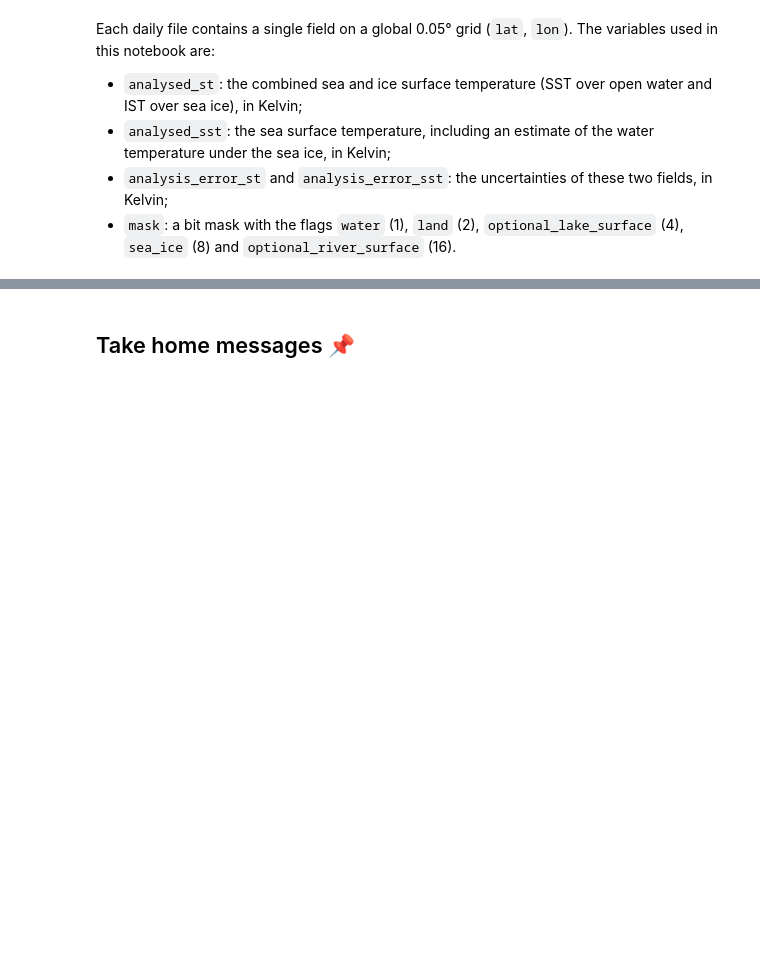
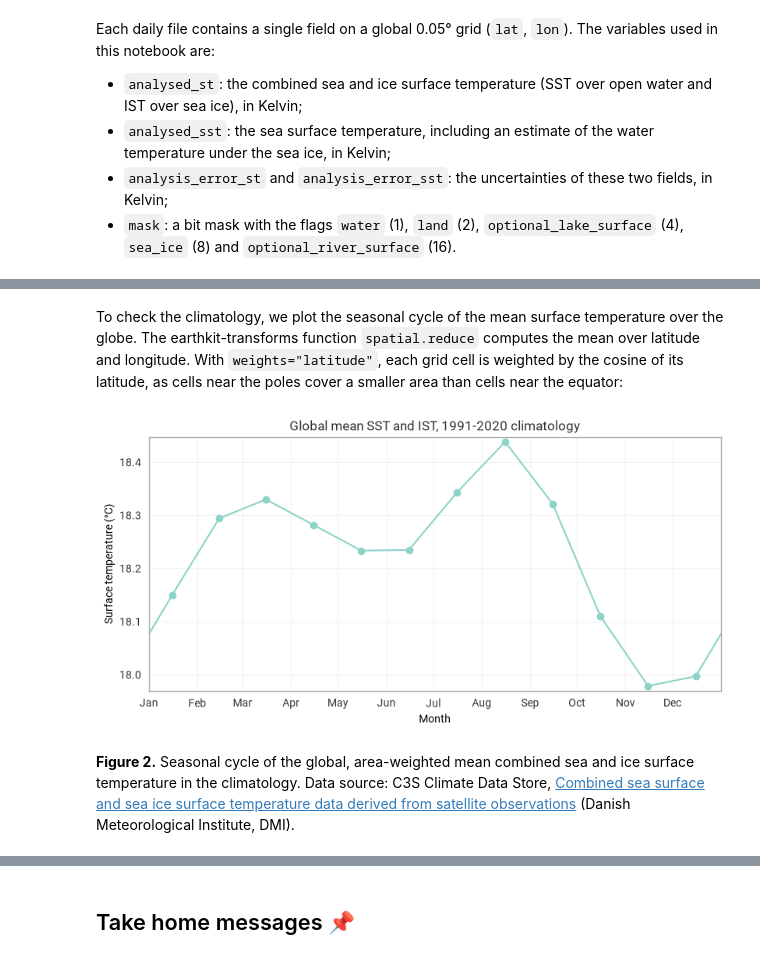
Before and after one commit to ecmwf-training/c3s-training-submodule-sat-obs-ocean, a Jupyter notebook: sea-surface-ice-surface-temperature.ipynb, the cells around one changed output, grey strips where cells are left out. Saved outputs shown, nothing was run; the diff lists cells and outputs as text; code cells hidden in the pictures; blank space fills up the shorter version.

Commit message:
sst-ist-climatology notebook

```diff
--- a/sea-surface-ice-surface-temperature.ipynb
+++ b/sea-surface-ice-surface-temperature.ipynb
@@ -164,0 +111,6 @@ def area_mean(field):
+# %%
+def coarse_st(ds, factor=10):
+    # Surface temperature (°C), averaged over factor x factor grid cells
+    ds_coarse = ds["analysed_sst"].coarsen(lat=factor, lon=factor).mean()
+    ds_coarse_C = convert_dataarray(ds_coarse, "degC")
+    return ds_coarse_C
@@ -364,0 +291,18 @@ for name, lat_range in regions.items():
+# %%
+# Settings defined by user
+clim_decades = [range(1991, 2001), range(2001, 2011), range(2011, 2021)]
+months = [f"{m:02d}" for m in range(1, 13)]
+clim_str = f"{clim_decades[0][0]}-{clim_decades[-1][-1]}"
+
+# Mean of each calendar month, one decade at a time
+# decade_eds = []
+ds_all = None
+for decade in clim_decades:
+    print(f"Downloading {decade[0]}-{decade[-1]}")
+    eds_decade = ekd.from_source("cds", "satellite-ist-sst-global", sst_request(list(decade), months))
+    ds_decade = eds_decade.to_xarray()
+    if ds_all is None:
+        ds_all = ds_decade
+    else:
+        ds_all = xr.concat([ds_all, ds_decade], dim="time")
+ds_all
@@ -364,0 +330,4 @@ for name, lat_range in regions.items():
+# %%
+print("Computing climatology...")
+st_clim = ekt.climatology.monthly_mean(coarse_st(ds_all)).compute()
+st_clim.to_dataset(name="analysed_sst")
@@ -364,0 +344,16 @@ for name, lat_range in regions.items():
+# %% [markdown]
+To check the climatology, we plot the seasonal cycle of the mean surface temperature over the globe. The earthkit-transforms function `spatial.reduce` computes the mean over latitude and longitude. With `weights="latitude"`, each grid cell is weighted by the cosine of its latitude, as cells near the poles cover a smaller area than cells near the equator:
+# %%
+# Calculate global mean SST and IST climatology
+st_clim_global = ekt.spatial.reduce(st_clim, weights="latitude")
+
+chart = ekp.Climatology(wrap_time=True)
+chart.line(st_clim_global, marker="o")
+chart.ax.set_xlabel("Month")
+chart.ax.set_ylabel("Surface temperature (°C)")
+chart.title(f"Global mean SST and IST, {clim_str} climatology")
+chart.show()
+# %% [output]
+[figure, added]
+# %% [markdown]
+**Figure 2.** Seasonal cycle of the global, area-weighted mean combined sea and ice surface temperature in the climatology. Data source: C3S Climate Data Store, [Combined sea surface and sea ice surface temperature data derived from satellite observations](https://doi.org/10.24381/9b0f528b) (Danish Meteorological Institute, DMI).
```
Also changed, not shown: parts of 79 cells of this notebook, 4 other files.
